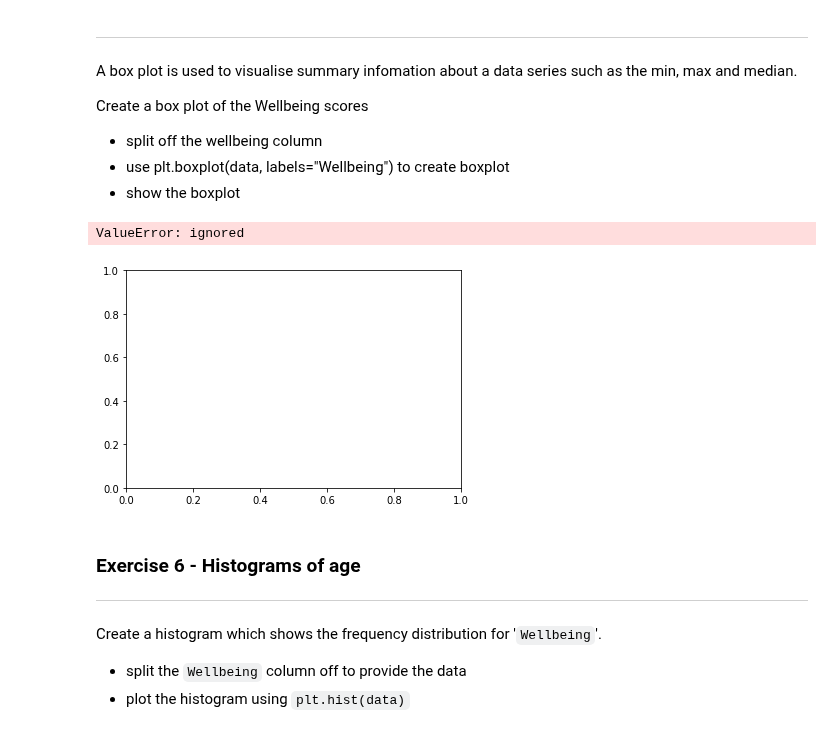
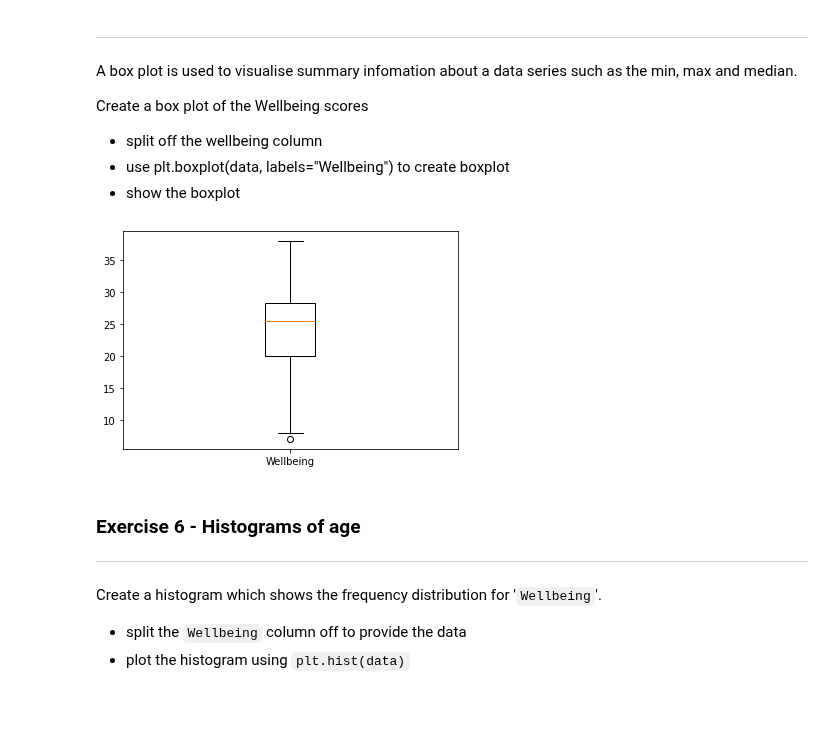
Before and after one commit to RautenM/PythonFundamentals, a Jupyter notebook: Worksheets/7_1_Visualisation_with_matplotlib.ipynb, the cells around one changed output. Saved outputs shown, nothing was run; the diff lists cells and outputs as text; code cells hidden in the pictures; blank space fills up the shorter version.

```diff
--- a/Worksheets/7_1_Visualisation_with_matplotlib.ipynb
+++ b/Worksheets/7_1_Visualisation_with_matplotlib.ipynb
@@ -221,22 +221,19 @@ Create a box plot of the Wellbeing scores
 # %%
 import pandas as pd
 import matplotlib.pyplot as plt
 
 
 url = ("https://github.com/lilaceri/Working-with-data-/blob/b157a2feceb7709cf82426932385706d65446270/Data%20Sets%20for%20code%20divisio/Positive_Psychology_2017.csv?raw=true")
 df = pd.read_csv(url)
 df
 
-data = df.groupby(['Wellbeing']).median()
-data.max()
-data.min()
+wellbeing = df['Wellbeing']
+new_labels = ['Wellbeing']
+plt.boxplot(wellbeing,labels=new_labels)
 
-
-plt.boxplot(data, labels = "Wellbeing")
 plt.show()
 # %% [output]
-ValueError: ignored
-[figure, old version]
+[figure, new version]
 # %% [markdown]
 ### Exercise 6 - Histograms of  age
 ---
```
